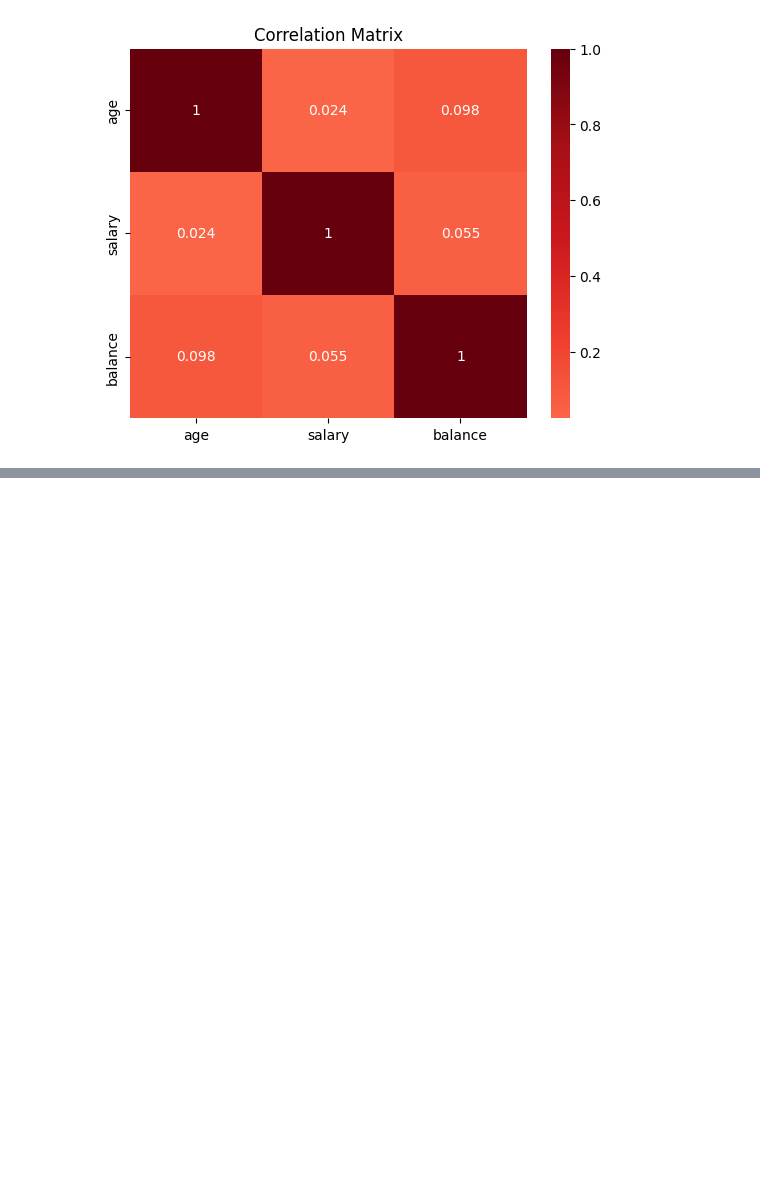
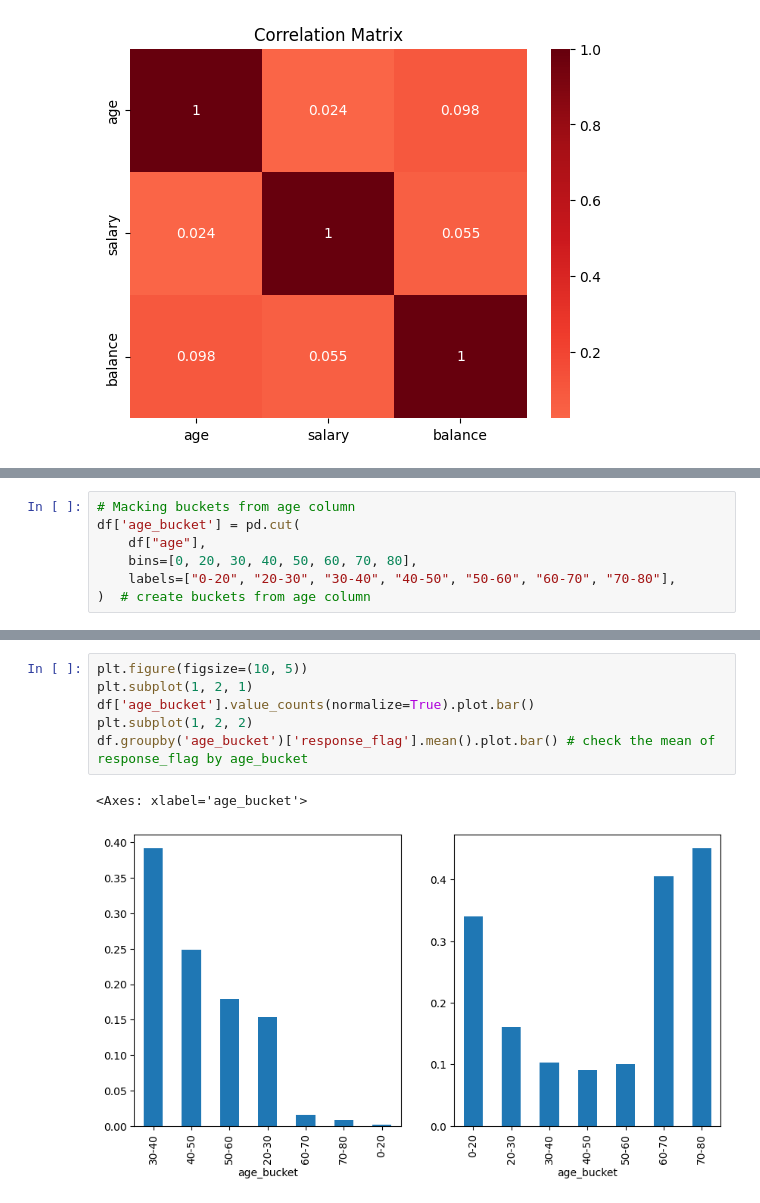
Before and after one commit to TalJa1/dc_practice, a Jupyter notebook: learning/data_toolkits.ipynb, the cells around one changed output, grey strips where cells are left out. Saved outputs shown, nothing was run; the diff lists cells and outputs as text; blank space fills up the shorter version.

```diff
--- a/learning/data_toolkits.ipynb
+++ b/learning/data_toolkits.ipynb
@@ -293,0 +354,7 @@ plt.show()
+# %%
+# Macking buckets from age column
+df['age_bucket'] = pd.cut(
+    df["age"],
+    bins=[0, 20, 30, 40, 50, 60, 70, 80],
+    labels=["0-20", "20-30", "30-40", "40-50", "50-60", "60-70", "70-80"],
+)  # create buckets from age column
@@ -293,0 +373,9 @@ plt.show()
+# %%
+plt.figure(figsize=(10, 5))
+plt.subplot(1, 2, 1)
+df['age_bucket'].value_counts(normalize=True).plot.bar()
+plt.subplot(1, 2, 2)
+df.groupby('age_bucket')['response_flag'].mean().plot.bar() # check the mean of response_flag by age_bucket
+# %% [output]
+<Axes: xlabel='age_bucket'>
+[figure, added]
```
Also changed, not shown: parts of 10 cells of this notebook, 1 other file.
